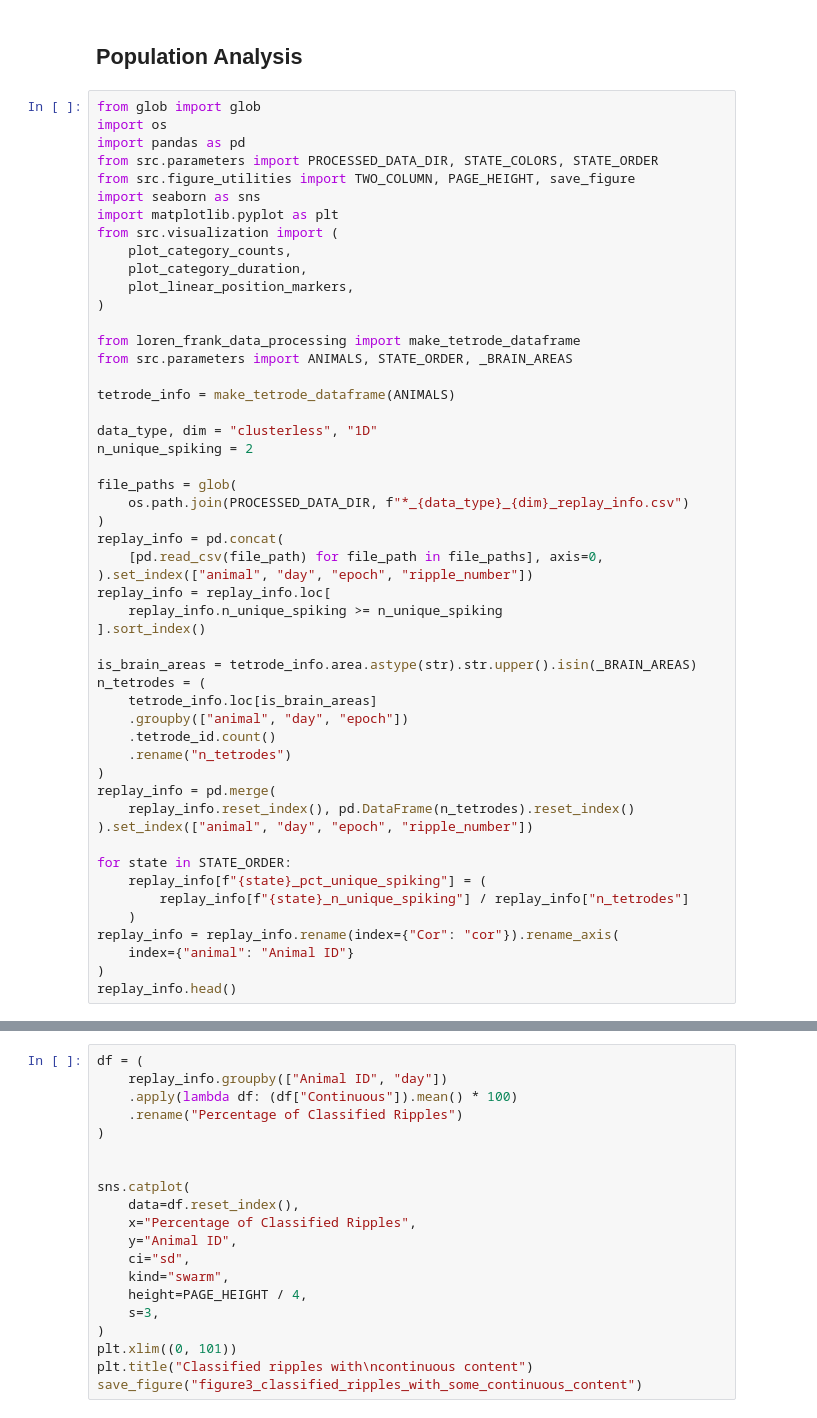
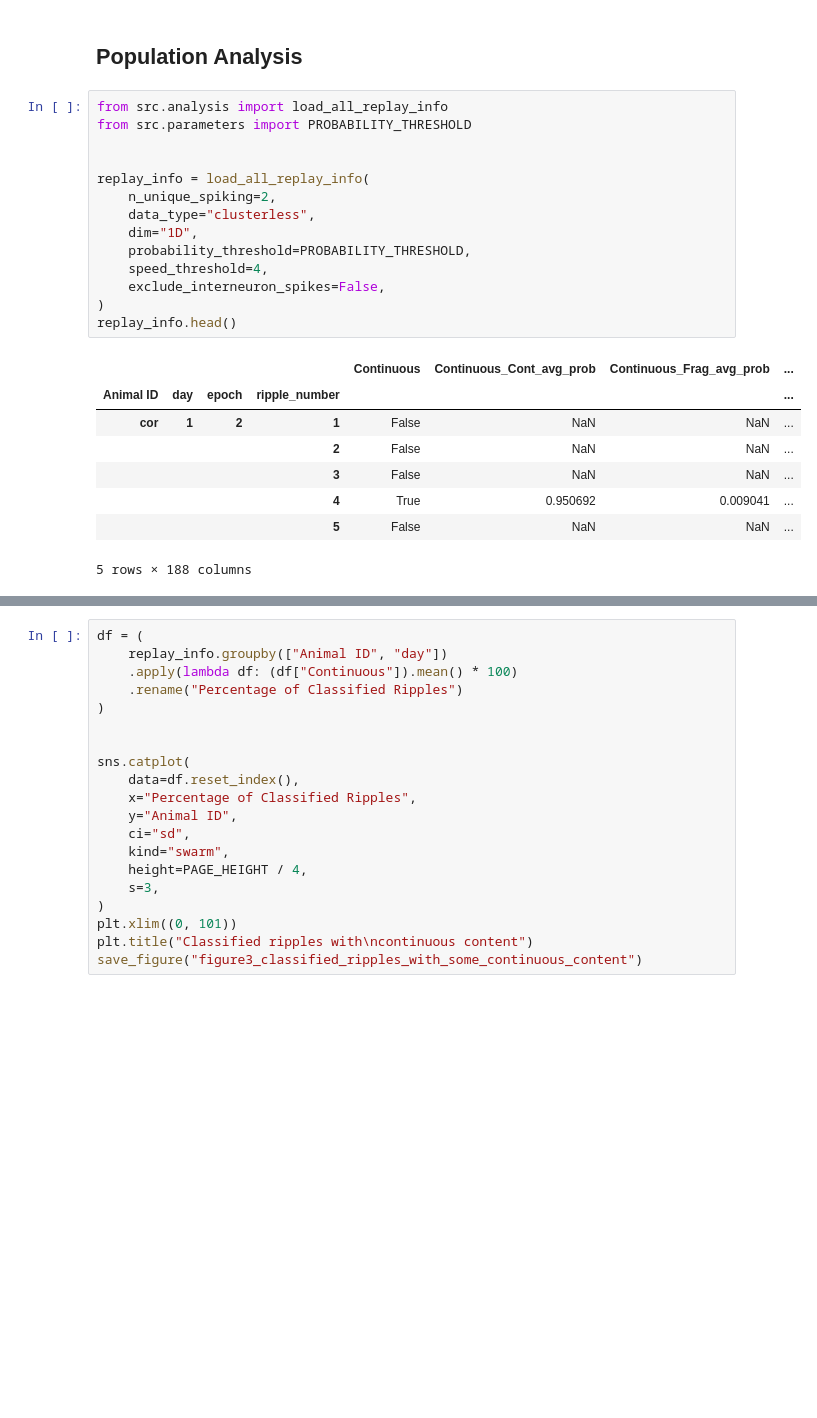
Before and after one commit to Eden-Kramer-Lab/replay_trajectory_paper, a Jupyter notebook: notebooks/Figure3.ipynb, the cells around one changed output, grey strips where cells are left out. Saved outputs shown, nothing was run; the diff lists cells and outputs as text; blank space fills up the shorter version.

Commit message:
Update figure 3

```diff
--- a/notebooks/Figure3.ipynb
+++ b/notebooks/Figure3.ipynb
@@ -198,57 +204,29 @@ No DIO file found, inferring correct inbound/outbound from task rules
 [figure]
 # %% [markdown]
 ## Population Analysis
-# %%
-from glob import glob
-import os
-import pandas as pd
-from src.parameters import PROCESSED_DATA_DIR, STATE_COLORS, STATE_ORDER
-from src.figure_utilities import TWO_COLUMN, PAGE_HEIGHT, save_figure
-import seaborn as sns
-import matplotlib.pyplot as plt
-from src.visualization import (
-    plot_category_counts,
-    plot_category_duration,
-    plot_linear_position_markers,
-)
-
-from loren_frank_data_processing import make_tetrode_dataframe
-from src.parameters import ANIMALS, STATE_ORDER, _BRAIN_AREAS
-
-tetrode_info = make_tetrode_dataframe(ANIMALS)
-
-data_type, dim = "clusterless", "1D"
-n_unique_spiking = 2
-
-file_paths = glob(
-    os.path.join(PROCESSED_DATA_DIR, f"*_{data_type}_{dim}_replay_info.csv")
-)
-replay_info = pd.concat(
-    [pd.read_csv(file_path) for file_path in file_paths], axis=0,
-).set_index(["animal", "day", "epoch", "ripple_number"])
-replay_info = replay_info.loc[
-    replay_info.n_unique_spiking >= n_unique_spiking
-].sort_index()
-
-is_brain_areas = tetrode_info.area.astype(str).str.upper().isin(_BRAIN_AREAS)
-n_tetrodes = (
-    tetrode_info.loc[is_brain_areas]
-    .groupby(["animal", "day", "epoch"])
-    .tetrode_id.count()
-    .rename("n_tetrodes")
-)
-replay_info = pd.merge(
-    replay_info.reset_index(), pd.DataFrame(n_tetrodes).reset_index()
-).set_index(["animal", "day", "epoch", "ripple_number"])
-
-for state in STATE_ORDER:
-    replay_info[f"{state}_pct_unique_spiking"] = (
-        replay_info[f"{state}_n_unique_spiking"] / replay_info["n_tetrodes"]
-    )
-replay_info = replay_info.rename(index={"Cor": "cor"}).rename_axis(
-    index={"animal": "Animal ID"}
-)
-replay_info.head()
+# %%
+from src.analysis import load_all_replay_info
+from src.parameters import PROBABILITY_THRESHOLD
+
+
+replay_info = load_all_replay_info(
+    n_unique_spiking=2,
+    data_type="clusterless",
+    dim="1D",
+    probability_threshold=PROBABILITY_THRESHOLD,
+    speed_threshold=4,
+    exclude_interneuron_spikes=False,
+)
+replay_info.head()
+# %% [output]
+|  |  |  |  | Continuous | Continuous_Cont_avg_prob | Continuous_Frag_avg_prob | ... |
+| Animal ID | day | epoch | ripple_number |  |  |  | ... |
+| cor | 1 | 2 | 1 | False | NaN | NaN | ... |
+|  |  |  | 2 | False | NaN | NaN | ... |
+|  |  |  | 3 | False | NaN | NaN | ... |
+|  |  |  | 4 | True | 0.950692 | 0.009041 | ... |
+|  |  |  | 5 | False | NaN | NaN | ... |
+5 rows × 188 columns
 # %%
 df = (
     replay_info.groupby(["Animal ID", "day"])
```
Also changed, not shown: parts of 13 cells of this notebook.
